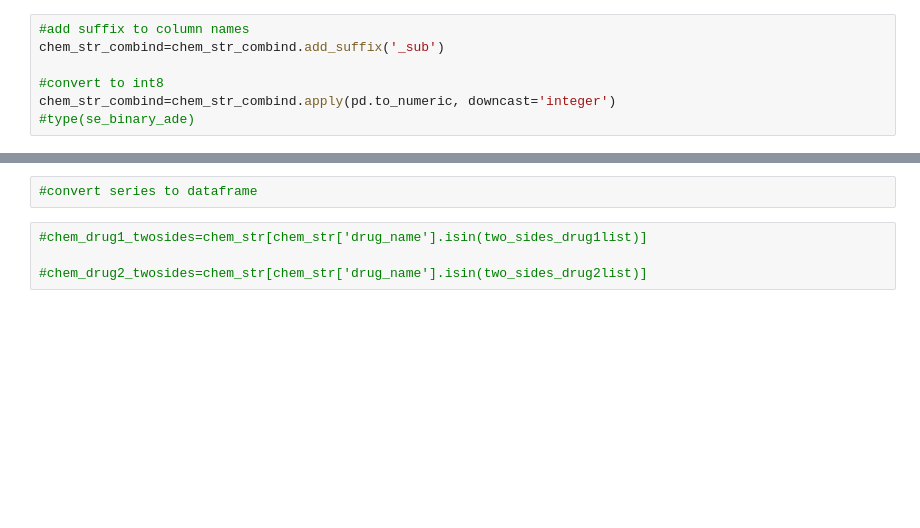
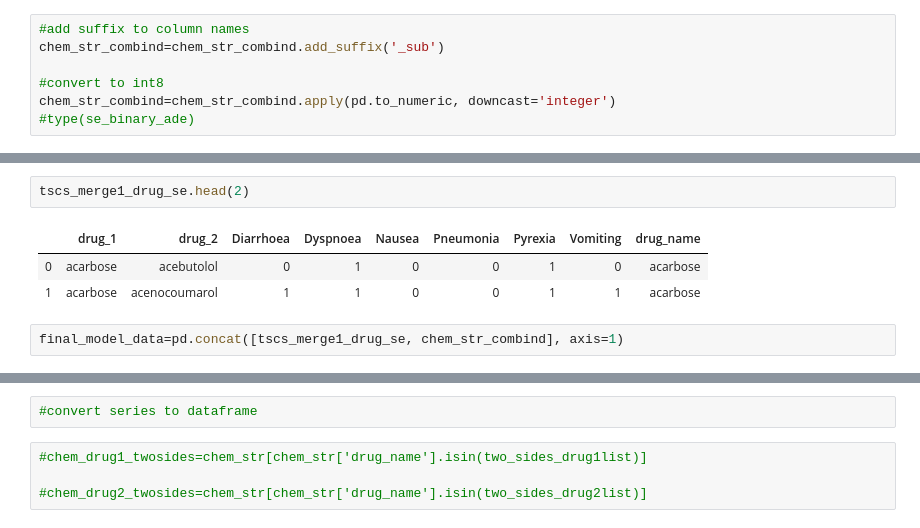
Before and after one commit to suneethi80/drug_side_effects_predictionmodel_nss, a Jupyter notebook: 2_drug_side_effects_two_sides_chemstr_merge.ipynb, the cells around one changed output, grey strips where cells are left out. Saved outputs shown, nothing was run; the diff lists cells and outputs as text; blank space fills up the shorter version.

```diff
--- a/2_drug_side_effects_two_sides_chemstr_merge.ipynb
+++ b/2_drug_side_effects_two_sides_chemstr_merge.ipynb
@@ -315,0 +356,8 @@ chem_str_combind.head(2)
+# %%
+tscs_merge1_drug_se.head(2)
+# %% [output]
+|  | drug_1 | drug_2 | Diarrhoea | Dyspnoea | Nausea | Pneumonia | Pyrexia | Vomiting | drug_name |
+| 0 | acarbose | acebutolol | 0 | 1 | 0 | 0 | 1 | 0 | acarbose |
+| 1 | acarbose | acenocoumarol | 1 | 1 | 0 | 0 | 1 | 1 | acarbose |
+# %%
+final_model_data=pd.concat([tscs_merge1_drug_se, chem_str_combind], axis=1)
```
Also changed, not shown: parts of 17 cells of this notebook, 1 other file.
